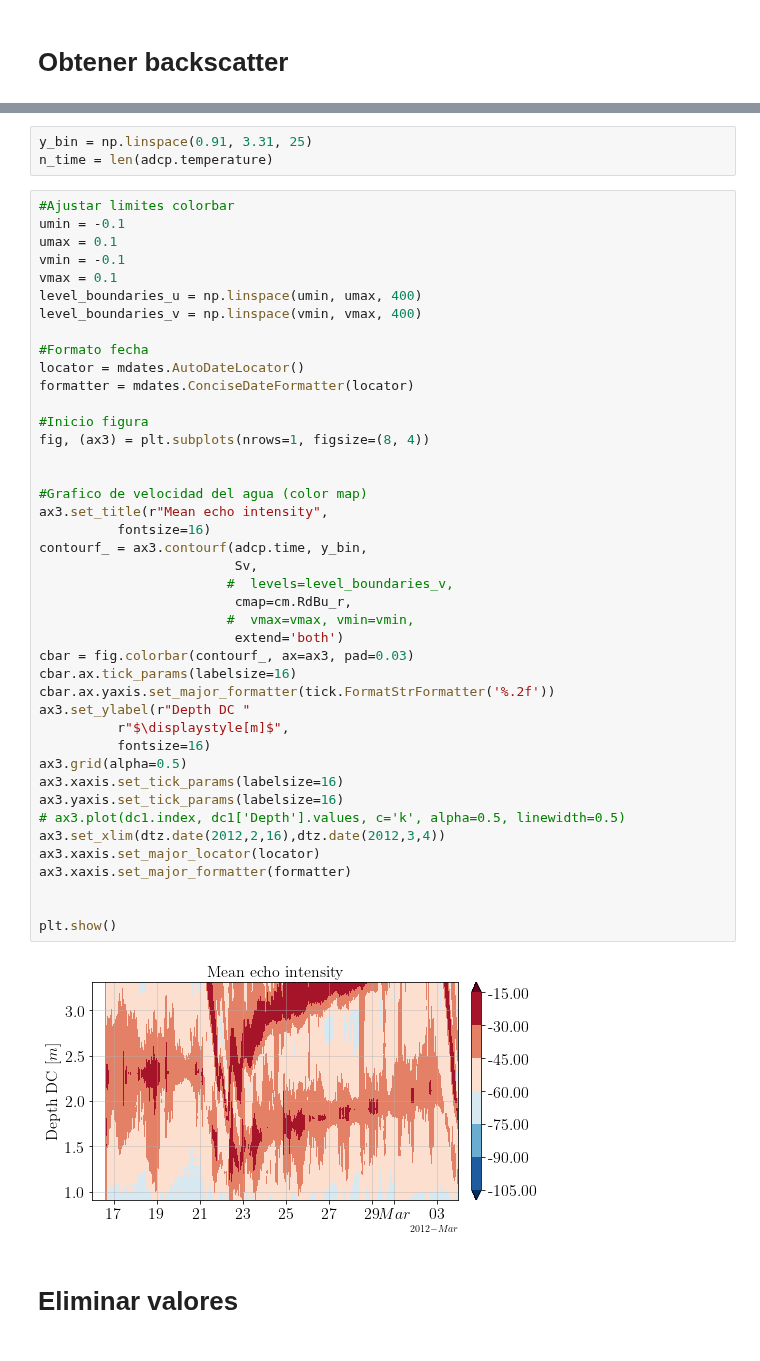
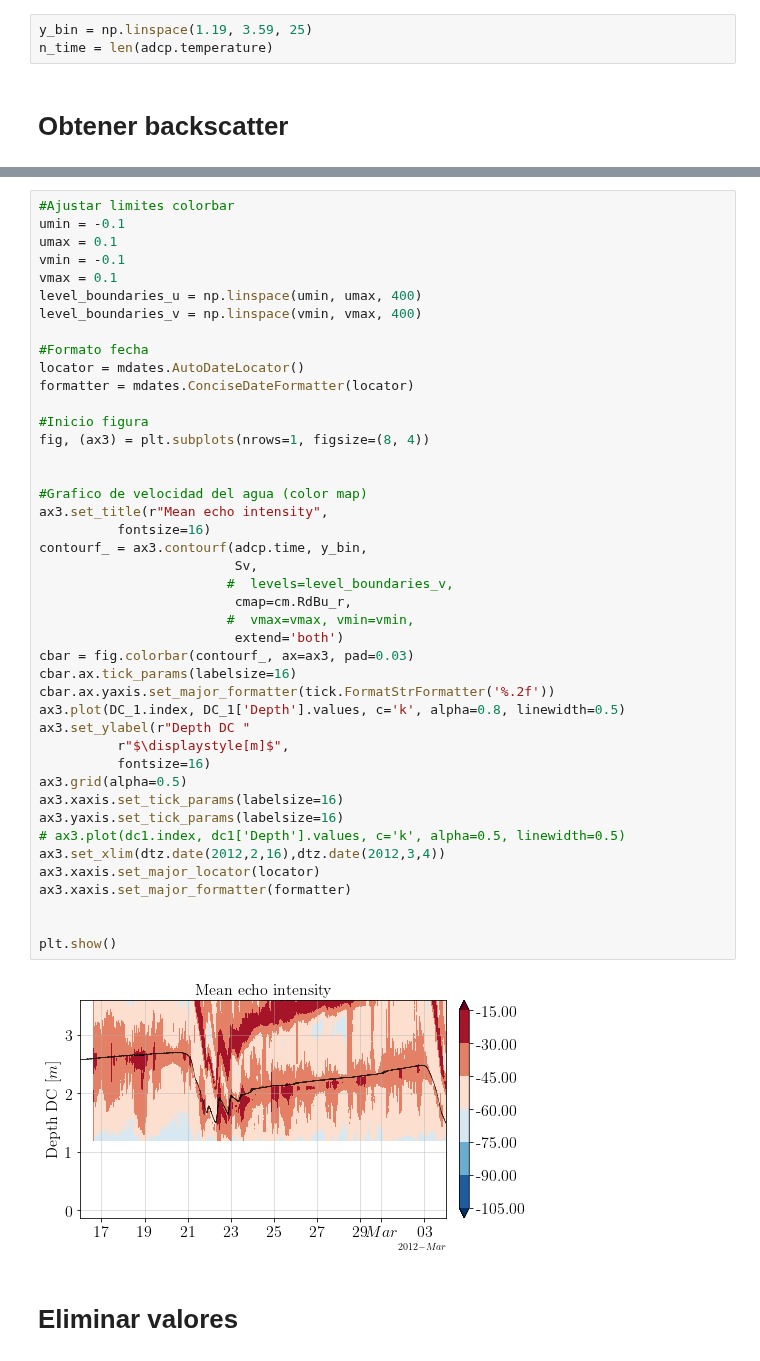
Before and after one commit to Dhannai/Thesis, a Jupyter notebook: febmar/adcp.ipynb, the cells around one changed output, grey strips where cells are left out. Saved outputs shown, nothing was run; the diff lists cells and outputs as text.

```diff
--- a/febmar/adcp.ipynb
+++ b/febmar/adcp.ipynb
@@ -58,3 +44,6 @@ DC_1 = to_data(DC['tdate_dc1'], DC['da_dc1'], DC['s_dc1'], DC['temp_dc1'])
+# %%
+y_bin = np.linspace(1.19, 3.59, 25)
+n_time = len(adcp.temperature)
 # %% [markdown]
 # Obtener backscatter
 # %%
@@ -100,6 +93,3 @@ Dimensions without coordinates: bin
-# %%
-y_bin = np.linspace(0.91, 3.31, 25)
-n_time = len(adcp.temperature)
 # %%
 #Ajustar limites colorbar
 umin = -0.1
@@ -116,34 +106,35 @@ formatter = mdates.ConciseDateFormatter(locator)
 #Inicio figura
 fig, (ax3) = plt.subplots(nrows=1, figsize=(8, 4))
 
 
 #Grafico de velocidad del agua (color map)
 ax3.set_title(r"Mean echo intensity",
           fontsize=16)
 contourf_ = ax3.contourf(adcp.time, y_bin,
                          Sv,
                         #  levels=level_boundaries_v,
                          cmap=cm.RdBu_r,
                         #  vmax=vmax, vmin=vmin,
                          extend='both')
 cbar = fig.colorbar(contourf_, ax=ax3, pad=0.03)
 cbar.ax.tick_params(labelsize=16)
 cbar.ax.yaxis.set_major_formatter(tick.FormatStrFormatter('%.2f'))
+ax3.plot(DC_1.index, DC_1['Depth'].values, c='k', alpha=0.8, linewidth=0.5)
 ax3.set_ylabel(r"Depth DC "
           r"$\displaystyle[m]$",
           fontsize=16)
 ax3.grid(alpha=0.5)
 ax3.xaxis.set_tick_params(labelsize=16)
 ax3.yaxis.set_tick_params(labelsize=16)
 # ax3.plot(dc1.index, dc1['Depth'].values, c='k', alpha=0.5, linewidth=0.5)
 ax3.set_xlim(dtz.date(2012,2,16),dtz.date(2012,3,4))
 ax3.xaxis.set_major_locator(locator)
 ax3.xaxis.set_major_formatter(formatter)
 
 
 plt.show()
 # %% [output]
-[figure, old version]
+[figure, new version]
 # %% [markdown]
 # Eliminar valores
 # %%
```
Also changed, not shown: parts of 27 cells of this notebook, 1 other file.
